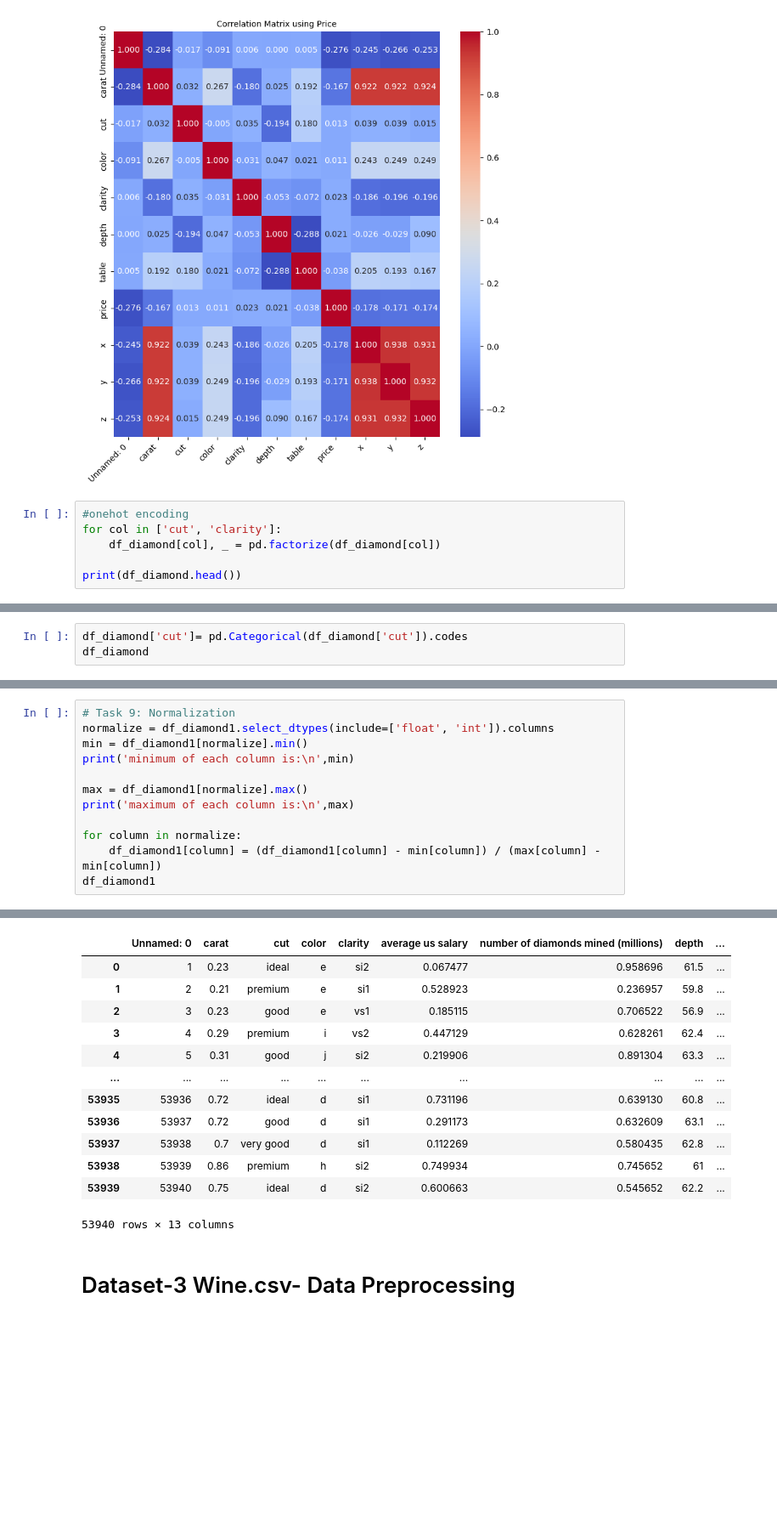
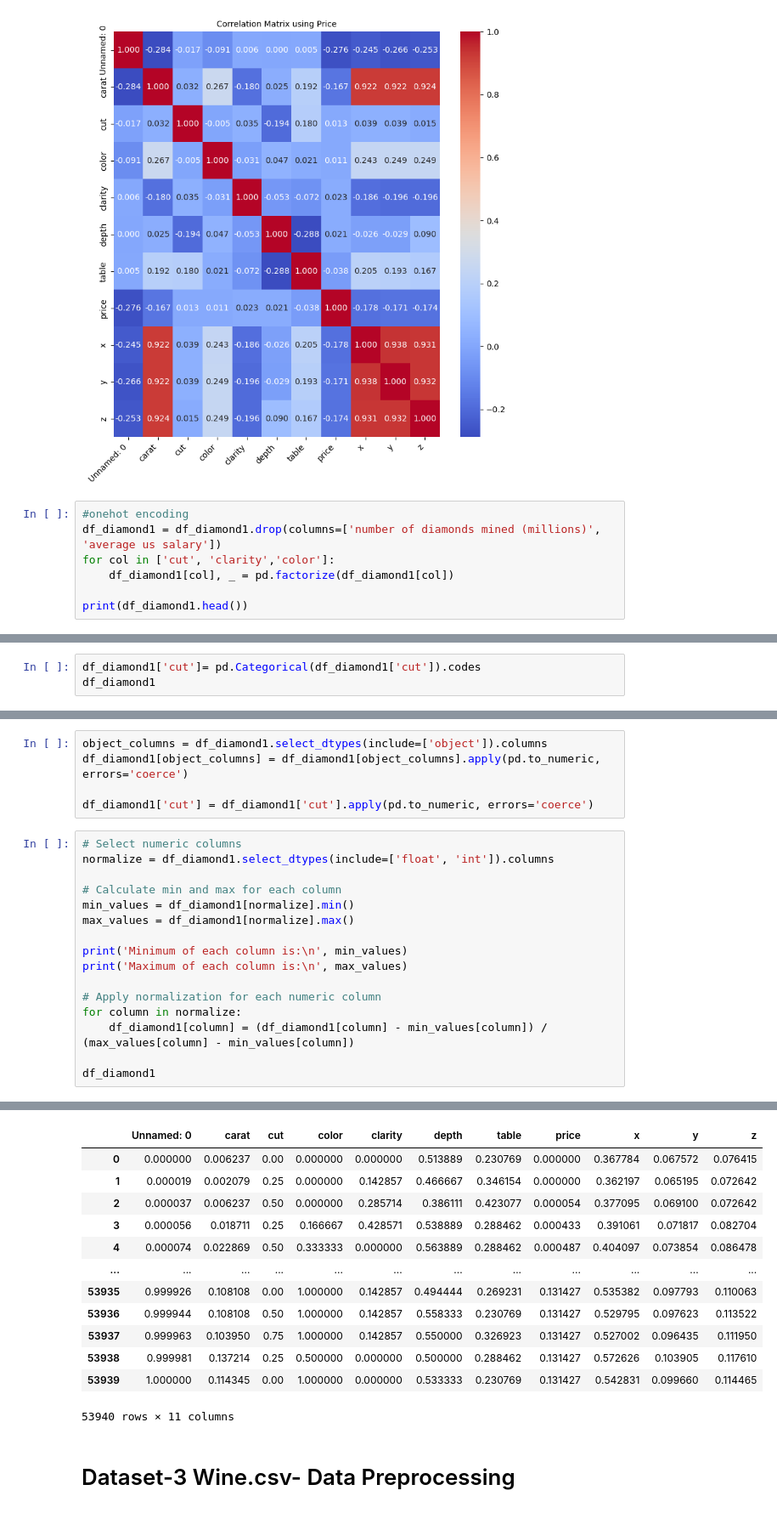
Before and after one commit to Sathwik-50606711/sgolla2_smunukot_assignment1, a Jupyter notebook: sgolla2_smunkot_assignment1_part_1.ipynb, the cells around one changed output, grey strips where cells are left out. Shown at 85% size. Drawn from its saved outputs; the diff is of its cells as text; blank space fills up the shorter version.

```diff
--- a/sgolla2_smunkot_assignment1_part_1.ipynb
+++ b/sgolla2_smunkot_assignment1_part_1.ipynb
@@ -484,8 +486,9 @@ Columns with low correlation: ['number of diamonds mined (millions)', 'average u
 [figure]
 # %%
 #onehot encoding
-for col in ['cut', 'clarity']:
-    df_diamond[col], _ = pd.factorize(df_diamond[col])
+df_diamond1 = df_diamond1.drop(columns=['number of diamonds mined (millions)', 'average us salary'])
+for col in ['cut', 'clarity','color']:
+    df_diamond1[col], _ = pd.factorize(df_diamond1[col])
 
-print(df_diamond.head())
+print(df_diamond1.head())
 # %% [output]
@@ -498,5 +501,5 @@ print(df_diamond.head())
 # %%
-df_diamond['cut']= pd.Categorical(df_diamond['cut']).codes
-df_diamond
+df_diamond1['cut']= pd.Categorical(df_diamond1['cut']).codes
+df_diamond1
 # %% [output]
 |  | Unnamed: 0 | carat | cut | color | clarity | depth | table | price | x | y | z |
@@ -514,14 +517,23 @@ df_diamond
 53940 rows × 11 columns
+# %%
+object_columns = df_diamond1.select_dtypes(include=['object']).columns
+df_diamond1[object_columns] = df_diamond1[object_columns].apply(pd.to_numeric, errors='coerce')
+
+df_diamond1['cut'] = df_diamond1['cut'].apply(pd.to_numeric, errors='coerce')
 # %%
-# Task 9: Normalization
+# Select numeric columns
 normalize = df_diamond1.select_dtypes(include=['float', 'int']).columns
-min = df_diamond1[normalize].min()
-print('minimum of each column is:\n',min)
 
-max = df_diamond1[normalize].max()
-print('maximum of each column is:\n',max)
+# Calculate min and max for each column
+min_values = df_diamond1[normalize].min()
+max_values = df_diamond1[normalize].max()
 
+print('Minimum of each column is:\n', min_values)
+print('Maximum of each column is:\n', max_values)
+
+# Apply normalization for each numeric column
 for column in normalize:
-    df_diamond1[column] = (df_diamond1[column] - min[column]) / (max[column] - min[column])
+    df_diamond1[column] = (df_diamond1[column] - min_values[column]) / (max_values[column] - min_values[column])
+
 df_diamond1
 # %% [output]
@@ -536,16 +557,16 @@ dtype: float64
-|  | Unnamed: 0 | carat | cut | color | clarity | average us salary | number of diamonds mined (millions) | depth | ... |
-| 0 | 1 | 0.23 | ideal | e | si2 | 0.067477 | 0.958696 | 61.5 | ... |
-| 1 | 2 | 0.21 | premium | e | si1 | 0.528923 | 0.236957 | 59.8 | ... |
-| 2 | 3 | 0.23 | good | e | vs1 | 0.185115 | 0.706522 | 56.9 | ... |
-| 3 | 4 | 0.29 | premium | i | vs2 | 0.447129 | 0.628261 | 62.4 | ... |
-| 4 | 5 | 0.31 | good | j | si2 | 0.219906 | 0.891304 | 63.3 | ... |
-| ... | ... | ... | ... | ... | ... | ... | ... | ... | ... |
-| 53935 | 53936 | 0.72 | ideal | d | si1 | 0.731196 | 0.639130 | 60.8 | ... |
-| 53936 | 53937 | 0.72 | good | d | si1 | 0.291173 | 0.632609 | 63.1 | ... |
-| 53937 | 53938 | 0.7 | very good | d | si1 | 0.112269 | 0.580435 | 62.8 | ... |
-| 53938 | 53939 | 0.86 | premium | h | si2 | 0.749934 | 0.745652 | 61 | ... |
-| 53939 | 53940 | 0.75 | ideal | d | si2 | 0.600663 | 0.545652 | 62.2 | ... |
+|  | Unnamed: 0 | carat | cut | color | clarity | depth | table | price | x | y | z |
+| 0 | 0.000000 | 0.006237 | 0.00 | 0.000000 | 0.000000 | 0.513889 | 0.230769 | 0.000000 | 0.367784 | 0.067572 | 0.076415 |
+| 1 | 0.000019 | 0.002079 | 0.25 | 0.000000 | 0.142857 | 0.466667 | 0.346154 | 0.000000 | 0.362197 | 0.065195 | 0.072642 |
+| 2 | 0.000037 | 0.006237 | 0.50 | 0.000000 | 0.285714 | 0.386111 | 0.423077 | 0.000054 | 0.377095 | 0.069100 | 0.072642 |
+| 3 | 0.000056 | 0.018711 | 0.25 | 0.166667 | 0.428571 | 0.538889 | 0.288462 | 0.000433 | 0.391061 | 0.071817 | 0.082704 |
+| 4 | 0.000074 | 0.022869 | 0.50 | 0.333333 | 0.000000 | 0.563889 | 0.288462 | 0.000487 | 0.404097 | 0.073854 | 0.086478 |
+| ... | ... | ... | ... | ... | ... | ... | ... | ... | ... | ... | ... |
+| 53935 | 0.999926 | 0.108108 | 0.00 | 1.000000 | 0.142857 | 0.494444 | 0.269231 | 0.131427 | 0.535382 | 0.097793 | 0.110063 |
+| 53936 | 0.999944 | 0.108108 | 0.50 | 1.000000 | 0.142857 | 0.558333 | 0.230769 | 0.131427 | 0.529795 | 0.097623 | 0.113522 |
+| 53937 | 0.999963 | 0.103950 | 0.75 | 1.000000 | 0.142857 | 0.550000 | 0.326923 | 0.131427 | 0.527002 | 0.096435 | 0.111950 |
+| 53938 | 0.999981 | 0.137214 | 0.25 | 0.500000 | 0.000000 | 0.500000 | 0.288462 | 0.131427 | 0.572626 | 0.103905 | 0.117610 |
+| 53939 | 1.000000 | 0.114345 | 0.00 | 1.000000 | 0.000000 | 0.533333 | 0.230769 | 0.131427 | 0.542831 | 0.099660 | 0.114465 |
-53940 rows × 13 columns
+53940 rows × 11 columns
 # %% [markdown]
 # Dataset-3 Wine.csv- Data Preprocessing
 # %%
```
Also changed, not shown: parts of 6 cells of this notebook, 3 other files.
